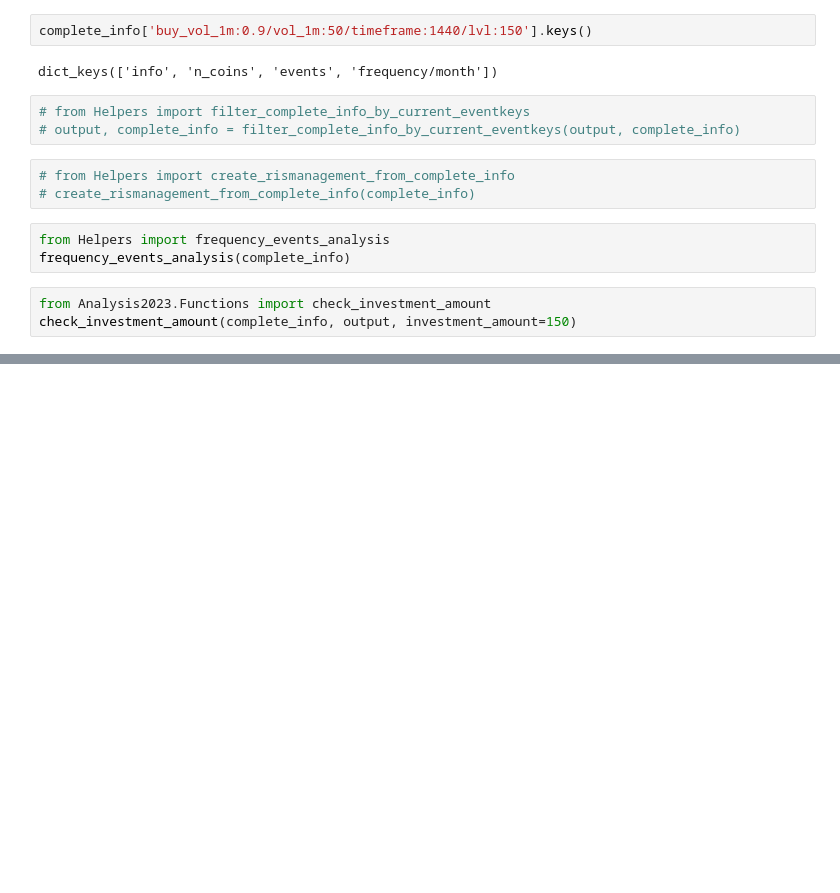
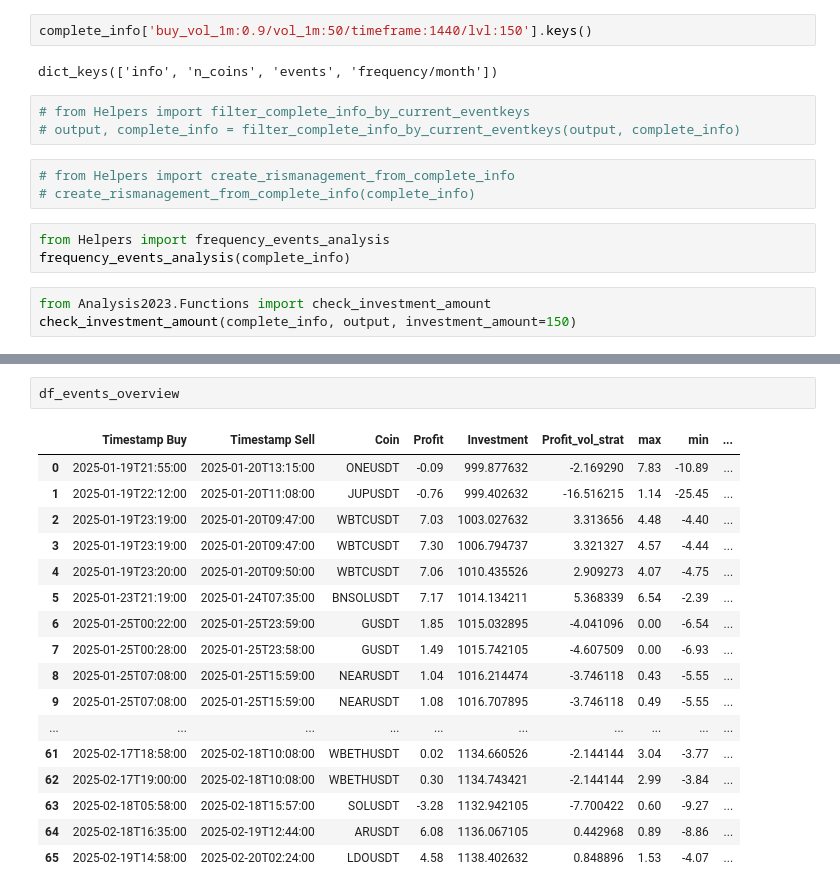
Before and after one commit to albertoRainieri/Crypto_Trading_System, a Jupyter notebook: analysis/Analysis2024/Analysis_official.ipynb, the cells around one changed output, grey strips where cells are left out. Drawn from its saved outputs; the diff is of its cells as text; blank space fills up the shorter version.

```diff
--- a/analysis/Analysis2024/Analysis_official.ipynb
+++ b/analysis/Analysis2024/Analysis_official.ipynb
@@ -217,3 +243,23 @@ n_events
+# %%
+df_events_overview
+# %% [output]
+|  | Timestamp Buy | Timestamp Sell | Coin | Profit | Investment | Profit_vol_strat | max | min | ... |
+| 0 | 2025-01-19T21:55:00 | 2025-01-20T13:15:00 | ONEUSDT | -0.09 | 999.877632 | -2.169290 | 7.83 | -10.89 | ... |
+| 1 | 2025-01-19T22:12:00 | 2025-01-20T11:08:00 | JUPUSDT | -0.76 | 999.402632 | -16.516215 | 1.14 | -25.45 | ... |
+| 2 | 2025-01-19T23:19:00 | 2025-01-20T09:47:00 | WBTCUSDT | 7.03 | 1003.027632 | 3.313656 | 4.48 | -4.40 | ... |
+| 3 | 2025-01-19T23:19:00 | 2025-01-20T09:47:00 | WBTCUSDT | 7.30 | 1006.794737 | 3.321327 | 4.57 | -4.44 | ... |
+| 4 | 2025-01-19T23:20:00 | 2025-01-20T09:50:00 | WBTCUSDT | 7.06 | 1010.435526 | 2.909273 | 4.07 | -4.75 | ... |
+| 5 | 2025-01-23T21:19:00 | 2025-01-24T07:35:00 | BNSOLUSDT | 7.17 | 1014.134211 | 5.368339 | 6.54 | -2.39 | ... |
+| 6 | 2025-01-25T00:22:00 | 2025-01-25T23:59:00 | GUSDT | 1.85 | 1015.032895 | -4.041096 | 0.00 | -6.54 | ... |
+| 7 | 2025-01-25T00:28:00 | 2025-01-25T23:58:00 | GUSDT | 1.49 | 1015.742105 | -4.607509 | 0.00 | -6.93 | ... |
+| 8 | 2025-01-25T07:08:00 | 2025-01-25T15:59:00 | NEARUSDT | 1.04 | 1016.214474 | -3.746118 | 0.43 | -5.55 | ... |
+| 9 | 2025-01-25T07:08:00 | 2025-01-25T15:59:00 | NEARUSDT | 1.08 | 1016.707895 | -3.746118 | 0.49 | -5.55 | ... |
+| ... | ... | ... | ... | ... | ... | ... | ... | ... | ... |
+| 61 | 2025-02-17T18:58:00 | 2025-02-18T10:08:00 | WBETHUSDT | 0.02 | 1134.660526 | -2.144144 | 3.04 | -3.77 | ... |
+| 62 | 2025-02-17T19:00:00 | 2025-02-18T10:08:00 | WBETHUSDT | 0.30 | 1134.743421 | -2.144144 | 2.99 | -3.84 | ... |
+| 63 | 2025-02-18T05:58:00 | 2025-02-18T15:57:00 | SOLUSDT | -3.28 | 1132.942105 | -7.700422 | 0.60 | -9.27 | ... |
+| 64 | 2025-02-18T16:35:00 | 2025-02-19T12:44:00 | ARUSDT | 6.08 | 1136.067105 | 0.442968 | 0.89 | -8.86 | ... |
+| 65 | 2025-02-19T14:58:00 | 2025-02-20T02:24:00 | LDOUSDT | 4.58 | 1138.402632 | 0.848896 | 1.53 | -4.07 | ... |
 # %%
 from Helpers import get_plots
 from IPython.display import Image, display
```
Also changed, not shown: parts of 6 cells of this notebook, 1 other file.
